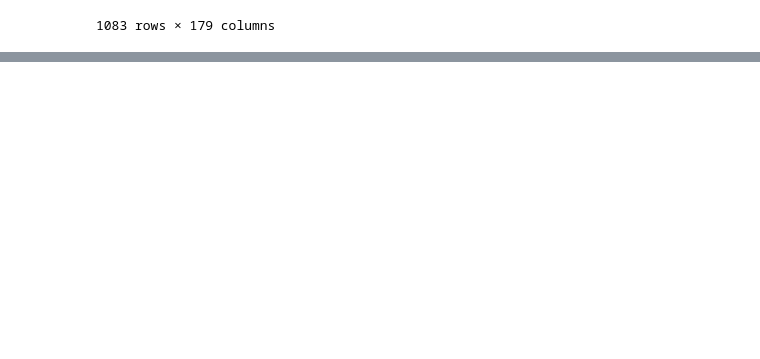
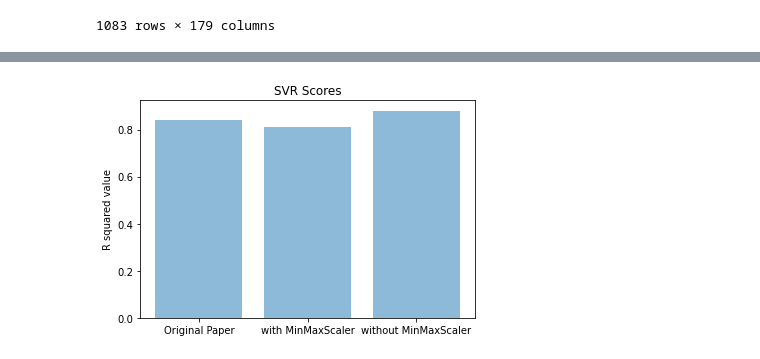
Before and after one commit to b4yc/ensf544-project2-team9, a Jupyter notebook: Paper2.ipynb, the cells around one changed output, grey strips where cells are left out. Drawn from its saved outputs; the diff is of its cells as text; code cells hidden in the pictures; blank space fills up the shorter version.

Commit message:
add bar chart

```diff
--- a/Paper2.ipynb
+++ b/Paper2.ipynb
@@ -106,0 +106,16 @@ print(r_squared_score)
+# %%
+import numpy as np
+import matplotlib.pyplot as plt
+
+objects = ('Original Paper', 'with MinMaxScaler', 'without MinMaxScaler')
+y_pos = np.arange(len(objects))
+performance = [0.84, 0.81, 0.88]
+
+plt.bar(y_pos, performance, align='center', alpha=0.5)
+plt.xticks(y_pos, objects)
+plt.ylabel('R squared value')
+plt.title('SVR Scores')
+
+plt.show()
+# %% [output]
+[figure, added]
```
Also changed, not shown: parts of 1 cell of this notebook.
